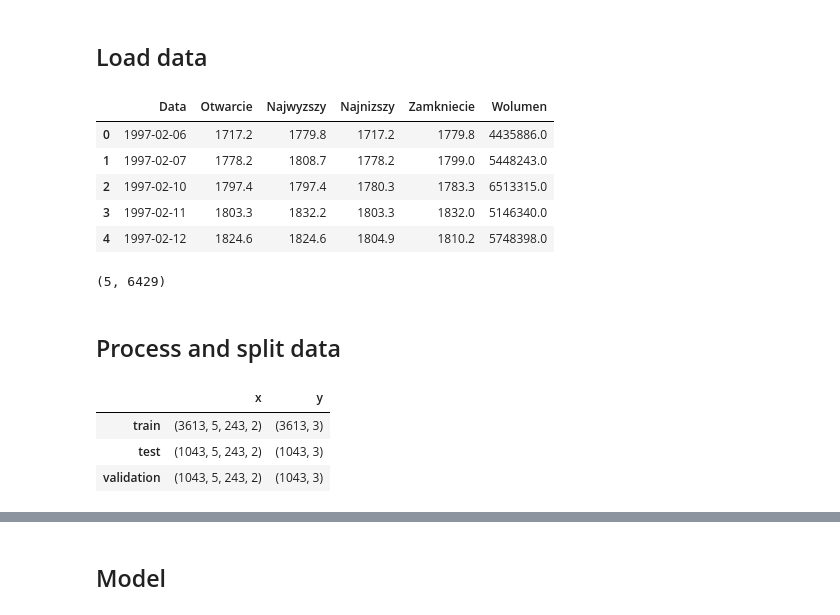
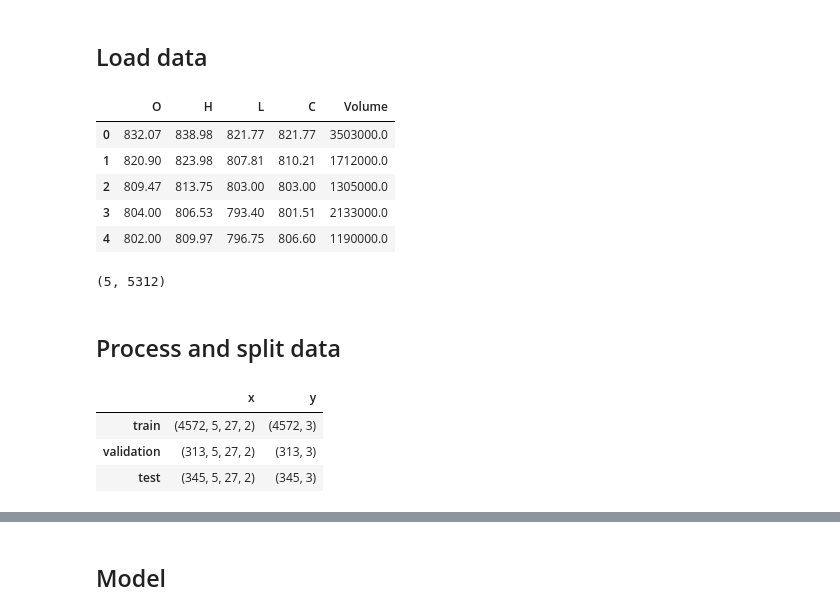
Before and after one commit to B4rtko/Inzynierka, a Jupyter notebook: main.ipynb, the cells around one changed output, grey strips where cells are left out. Cells and saved outputs as stored; diff of their text form; code cells hidden in the pictures.

```diff
--- a/main.ipynb
+++ b/main.ipynb
@@ -40,25 +41,30 @@ CONVOLUTION_LAYERS = 5
 # %% [markdown]
 ## Load data
 # %%
-_df = pd.read_csv("Data/wig20_d.csv")
-# df = pd.read_csv("Data/mwig40_d.csv")
-# df = pd.read_csv("Data/swig80_d.csv")
+# data_filename_list = ["Data", "wig20_d.csv"]
+# data_filename_list = ["Data", "2_Extracted", "Crude_Oil_5.csv"]
+data_filename_list = ["Data", "2_Extracted", "Tesla_5.csv"]
 
-_df.drop(range(1000), inplace=True)
+_df = pd.read_csv(os.path.join(*data_filename_list), index_col=0)
+# _df = pd.read_csv("Data/wig20_d.csv")
+# _df = pd.read_csv("Data/mwig40_d.csv")
+# _df = pd.read_csv("Data/swig80_d.csv")
+
+# _df.drop(range(1000), inplace=True)
 _df.reset_index(inplace=True, drop=True)
 _df.head()
 # %% [output]
-|  | Data | Otwarcie | Najwyzszy | Najnizszy | Zamkniecie | Wolumen |
-| 0 | 1997-02-06 | 1717.2 | 1779.8 | 1717.2 | 1779.8 | 4435886.0 |
-| 1 | 1997-02-07 | 1778.2 | 1808.7 | 1778.2 | 1799.0 | 5448243.0 |
-| 2 | 1997-02-10 | 1797.4 | 1797.4 | 1780.3 | 1783.3 | 6513315.0 |
-| 3 | 1997-02-11 | 1803.3 | 1832.2 | 1803.3 | 1832.0 | 5146340.0 |
-| 4 | 1997-02-12 | 1824.6 | 1824.6 | 1804.9 | 1810.2 | 5748398.0 |
+|  | O | H | L | C | Volume |
+| 0 | 832.07 | 838.98 | 821.77 | 821.77 | 3503000.0 |
+| 1 | 820.90 | 823.98 | 807.81 | 810.21 | 1712000.0 |
+| 2 | 809.47 | 813.75 | 803.00 | 803.00 | 1305000.0 |
+| 3 | 804.00 | 806.53 | 793.40 | 801.51 | 2133000.0 |
+| 4 | 802.00 | 809.97 | 796.75 | 806.60 | 1190000.0 |
 # %%
-data = _df.drop(columns=["Data"]).values.transpose()
+data = _df.drop(columns=["Data"], errors="ignore").values.transpose()
 data.shape
 # %% [output]
-(5, 6429)
+(5, 5312)
 # %% [markdown]
 ## Process and split data
 # %%
@@ -71,16 +82,16 @@ _y_test_ind, _y_validation_ind = np.argmax(_y_test, axis=1), np.argmax(_y_valida
 # %%
 pd.DataFrame(
     {
-        "x": [_x_train.shape, _x_test.shape, _x_validation.shape],
-        "y": [_y_train.shape, _y_test.shape, _y_validation.shape]
+        "x": [_x_train.shape, _x_validation.shape, _x_test.shape],
+        "y": [_y_train.shape, _y_validation.shape, _y_test.shape]
     },
-    index = ["train", "test", "validation"]
+    index = ["train", "validation", "test"]
 )
 # %% [output]
 |  | x | y |
-| train | (3613, 5, 243, 2) | (3613, 3) |
-| test | (1043, 5, 243, 2) | (1043, 3) |
-| validation | (1043, 5, 243, 2) | (1043, 3) |
+| train | (4572, 5, 27, 2) | (4572, 3) |
+| validation | (313, 5, 27, 2) | (313, 3) |
+| test | (345, 5, 27, 2) | (345, 3) |
 # %%
 print("Train dataset classes value counts:")
 _y_train.sum(axis=0)
```
Also changed, not shown: parts of 20 cells of this notebook, 5 other files.
